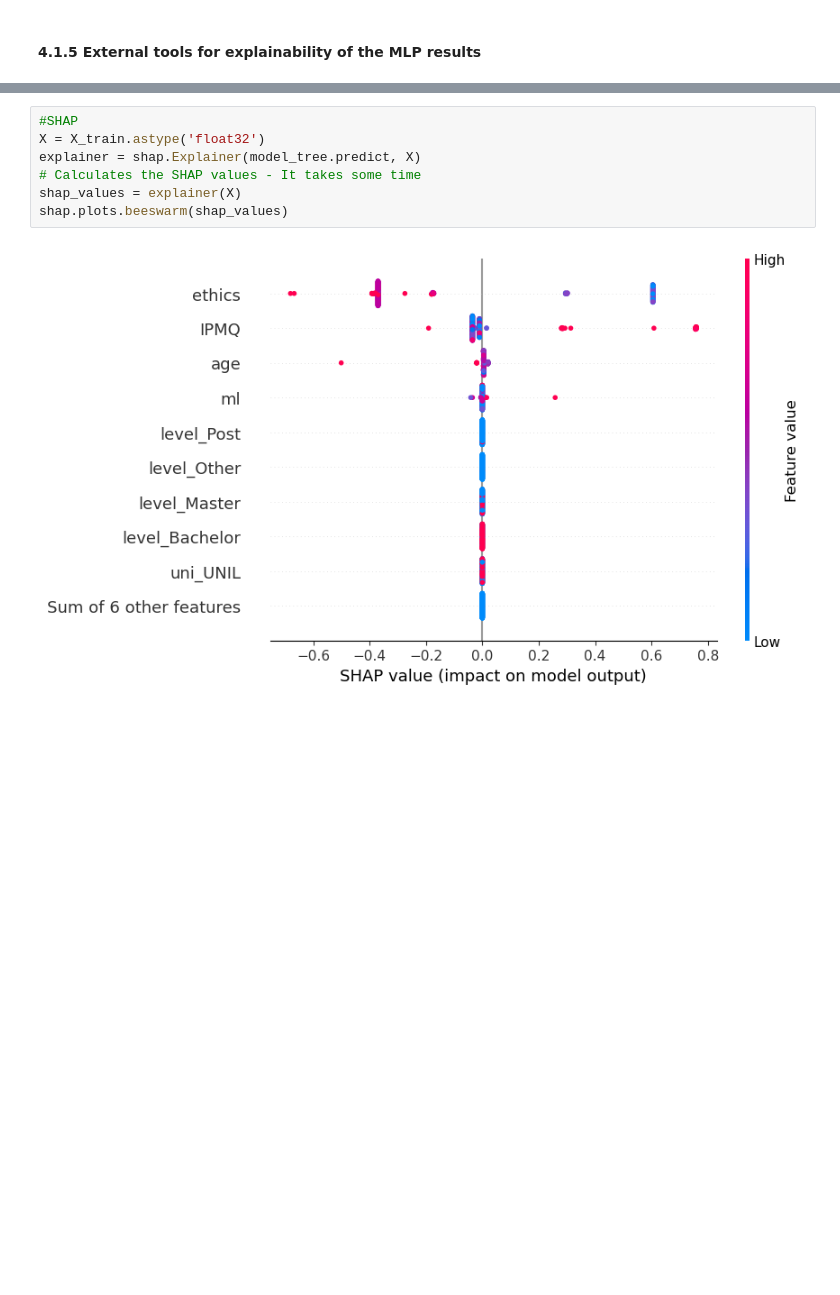
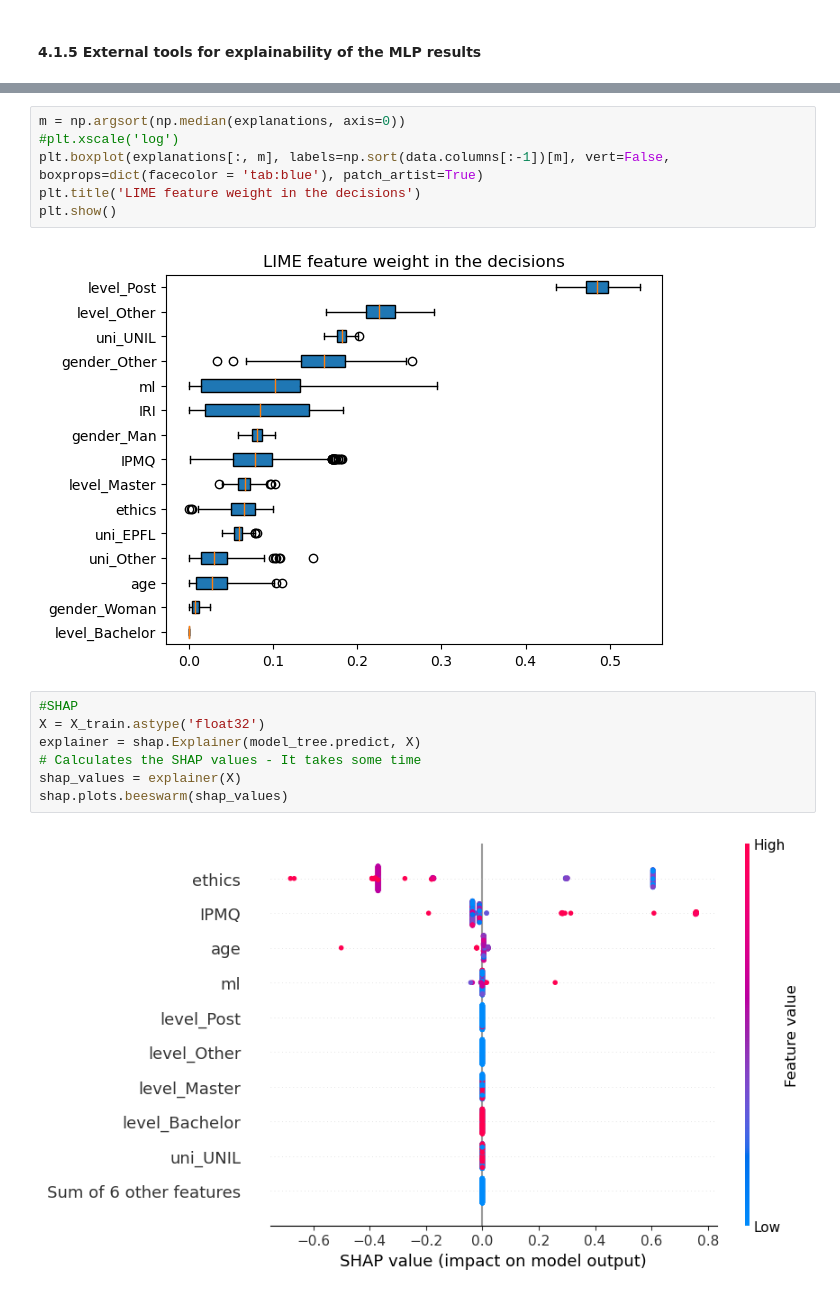
Before and after one commit to jeanknubel/ML4ED_Internship, a Jupyter notebook: notebooks/data_processing.ipynb, the cells around one changed output, grey strips where cells are left out. Cells and saved outputs as stored; diff of their text form; blank space fills up the shorter version.

```diff
--- a/notebooks/data_processing.ipynb
+++ b/notebooks/data_processing.ipynb
@@ -347,3 +438,11 @@ NotImplementedError: LIME does not currently support classifier models without p
+# %%
+m = np.argsort(np.median(explanations, axis=0))
+#plt.xscale('log')
+plt.boxplot(explanations[:, m], labels=np.sort(data.columns[:-1])[m], vert=False, boxprops=dict(facecolor = 'tab:blue'), patch_artist=True)
+plt.title('LIME feature weight in the decisions')
+plt.show()
+# %% [output]
+[figure, added]
 # %%
 #SHAP
 X = X_train.astype('float32')
```
Also changed, not shown: parts of 21 cells of this notebook, 3 other files.
